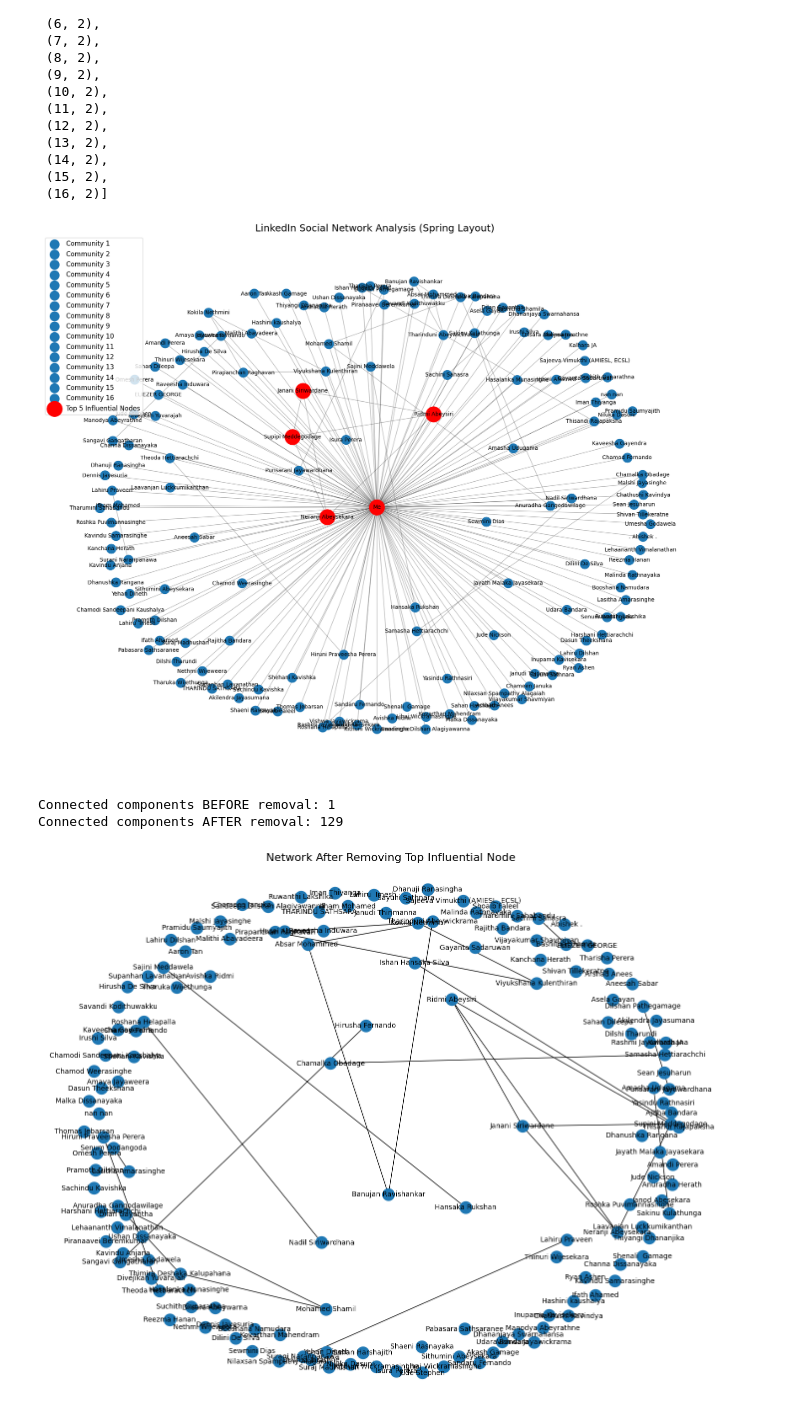
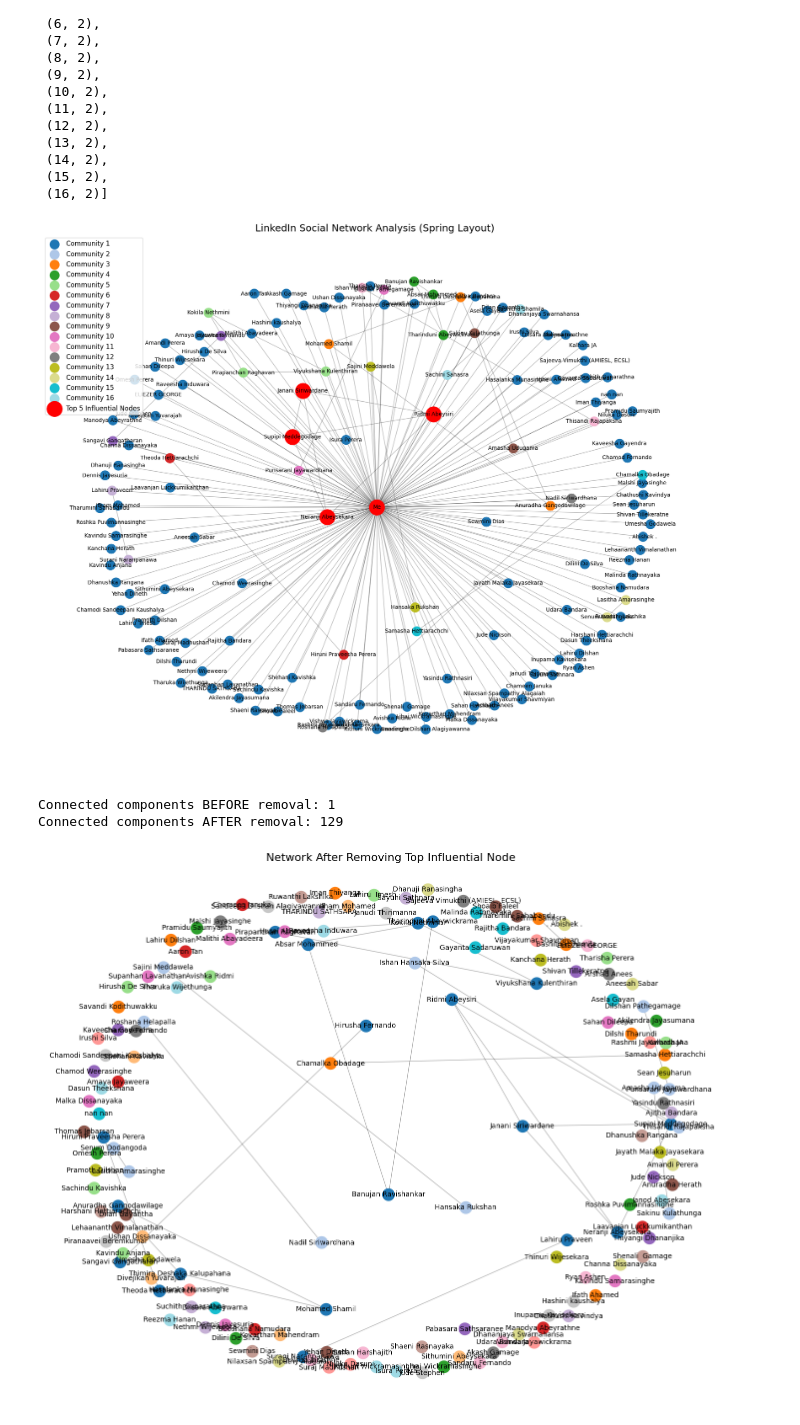
Before and after one commit to AnnDinoushka/linkedin-social-network-analysis, a Jupyter notebook: linkedin_sna.ipynb, the cells around one changed output. Drawn from its saved outputs; the diff is of its cells as text; code cells hidden in the pictures.

Commit message:
Added colors to different communities

```diff
--- a/linkedin_sna.ipynb
+++ b/linkedin_sna.ipynb
@@ -240,24 +240,34 @@ communities = list(greedy_modularity_communities(G))
  (15, 2),
  (16, 2)]
 # %%
+import matplotlib.pyplot as plt
+import matplotlib.cm as cm
+import numpy as np
+
 top5 = df_metrics.sort_values("eigenvector", ascending=False).head(5)["node"]
 
 pos = nx.spring_layout(G, seed=42, k=0.8)
 
 plt.figure(figsize=(22, 18))
 
-# Draw communities
+# Create a color map
+cmap = cm.get_cmap("tab20", len(communities))
+
+# Draw communities with different colors
 for i, comm in enumerate(communities):
     nx.draw_networkx_nodes(
-        G, pos,
+        G,
+        pos,
         nodelist=list(comm),
         node_size=300,
+        node_color=[cmap(i)],
         label=f"Community {i+1}"
     )
 
 # Highlight top 5 influential nodes
 nx.draw_networkx_nodes(
-    G, pos,
+    G,
+    pos,
     nodelist=top5,
     node_color="red",
     node_size=800,
@@ -268,12 +278,12 @@ nx.draw_networkx_edges(G, pos, alpha=0.3)
 nx.draw_networkx_labels(G, pos, font_size=10)
 
 plt.title("LinkedIn Social Network Analysis (Spring Layout)", fontsize=18)
-plt.legend(fontsize=12)
+plt.legend(fontsize=12, loc="best")
 plt.axis("off")
 plt.savefig("figures/linkedin_sna.png", dpi=300, bbox_inches="tight")
 plt.show()
 # %% [output]
-[figure, old version]
+[figure, new version]
 # %%
 top_node = df_metrics.sort_values("eigenvector", ascending=False).iloc[0]["node"]
 
@@ -286,20 +296,36 @@ print("Connected components AFTER removal:", nx.number_connected_components(G_re
 Connected components BEFORE removal: 1
 Connected components AFTER removal: 129
 # %%
+import matplotlib.cm as cm
+import networkx as nx
+import matplotlib.pyplot as plt
+
+# Recompute communities after removal
+communities_removed = list(nx.algorithms.community.greedy_modularity_communities(G_removed))
+
 plt.figure(figsize=(18, 14))
 pos_removed = nx.spring_layout(G_removed, seed=42, k=0.8)
 
-nx.draw_networkx(
-    G_removed,
-    pos_removed,
-    node_size=300,
-    with_labels=True,
-    font_size=10
-)
+# Colormap
+cmap = cm.get_cmap("tab20", len(communities_removed))
+
+# Draw communities in different colors
+for i, comm in enumerate(communities_removed):
+    nx.draw_networkx_nodes(
+        G_removed,
+        pos_removed,
+        nodelist=list(comm),
+        node_size=300,
+        node_color=[cmap(i)],
+        label=f"Community {i+1}"
+    )
+
+nx.draw_networkx_edges(G_removed, pos_removed, alpha=0.3)
+nx.draw_networkx_labels(G_removed, pos_removed, font_size=10)
 
 plt.title("Network After Removing Top Influential Node", fontsize=16)
 plt.axis("off")
 plt.savefig("figures/linkedin_sna_removed.png", dpi=300, bbox_inches="tight")
 plt.show()
 # %% [output]
-[figure, old version]
+[figure, new version]
```
Also changed, not shown: 2 other files.
